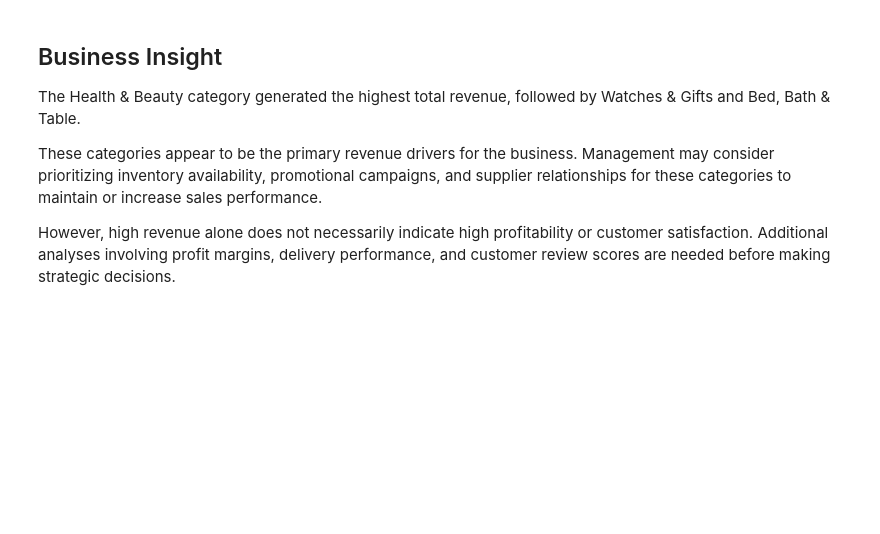
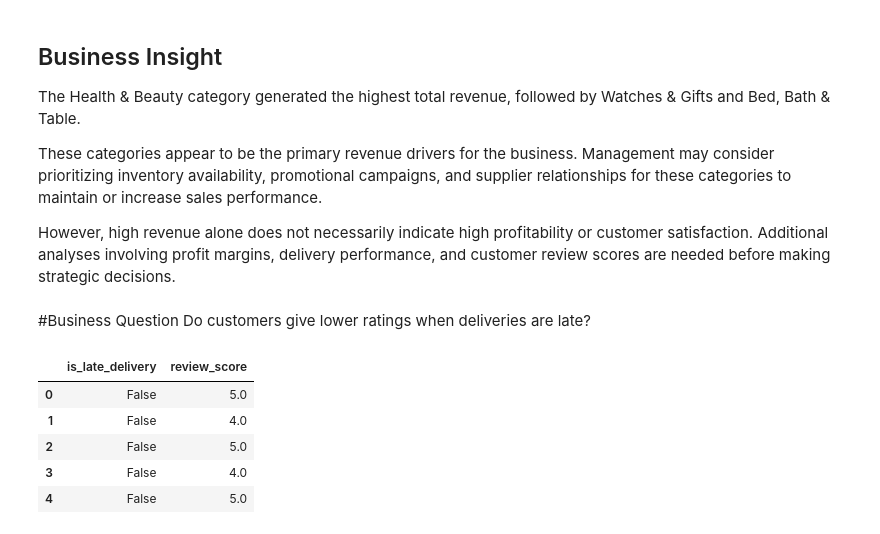
Before and after one commit to ttashi7/ecommerce-sales-intelligence, a Jupyter notebook: notebooks/03_exploratory_data_analysis.ipynb, the cells around one changed output. Drawn from its saved outputs; the diff is of its cells as text; code cells hidden in the pictures; blank space fills up the shorter version.

```diff
--- a/notebooks/03_exploratory_data_analysis.ipynb
+++ b/notebooks/03_exploratory_data_analysis.ipynb
@@ -171,3 +171,15 @@ The Health & Beauty category generated the highest total revenue, followed by Wa
 These categories appear to be the primary revenue drivers for the business. Management may consider prioritizing inventory availability, promotional campaigns, and supplier relationships for these categories to maintain or increase sales performance.
 
 However, high revenue alone does not necessarily indicate high profitability or customer satisfaction. Additional analyses involving profit margins, delivery performance, and customer review scores are needed before making strategic decisions.
+# %% [markdown]
+#Business Question
+Do customers give lower ratings when deliveries are late?
+# %%
+master_df[["is_late_delivery", "review_score"]].head()
+# %% [output]
+|  | is_late_delivery | review_score |
+| 0 | False | 5.0 |
+| 1 | False | 4.0 |
+| 2 | False | 5.0 |
+| 3 | False | 4.0 |
+| 4 | False | 5.0 |
```
Also changed, not shown: parts of 5 cells of this notebook, 3 other files.
